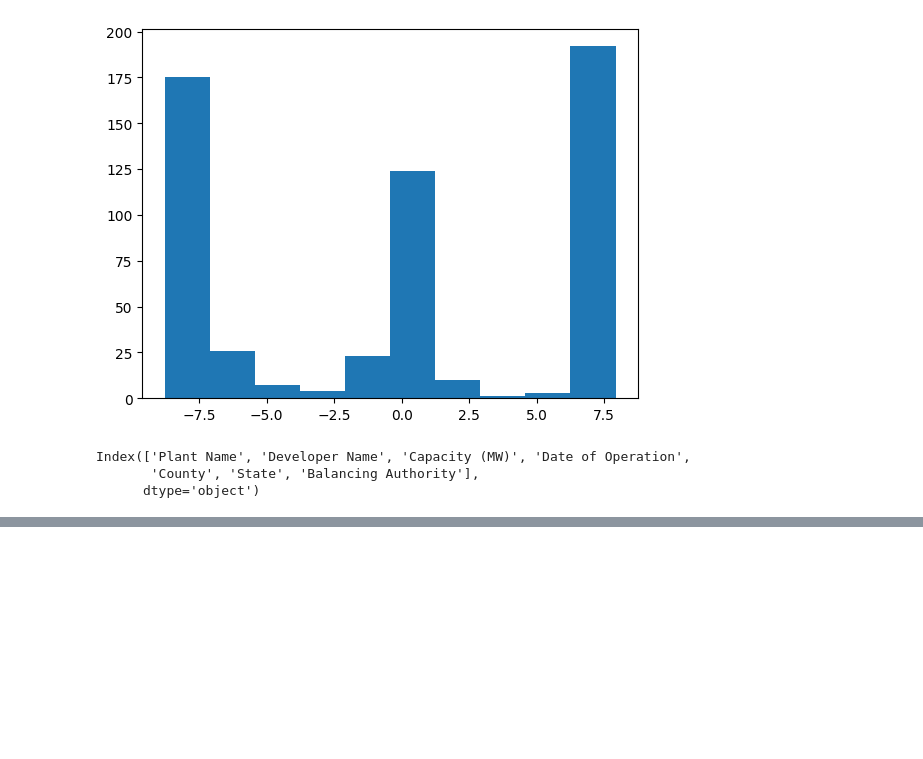
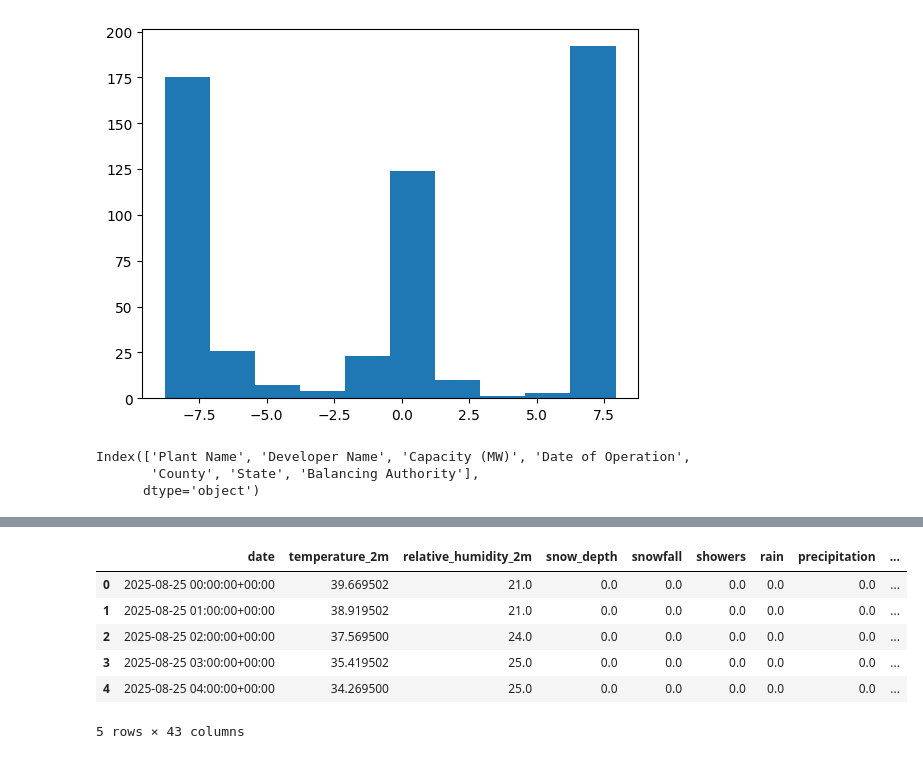
Before and after one commit to haran2001/AQI, a Jupyter notebook: battery_arbitrage/data_analysis.ipynb, the cells around one changed output, grey strips where cells are left out. Cells and saved outputs as stored; diff of their text form; code cells hidden in the pictures; blank space fills up the shorter version.

```diff
--- a/battery_arbitrage/data_analysis.ipynb
+++ b/battery_arbitrage/data_analysis.ipynb
@@ -66,3 +66,13 @@ df.shape
+# %%
+df.head()
+# %% [output]
+|  | date | temperature_2m | relative_humidity_2m | snow_depth | snowfall | showers | rain | precipitation | ... |
+| 0 | 2025-08-25 00:00:00+00:00 | 39.669502 | 21.0 | 0.0 | 0.0 | 0.0 | 0.0 | 0.0 | ... |
+| 1 | 2025-08-25 01:00:00+00:00 | 38.919502 | 21.0 | 0.0 | 0.0 | 0.0 | 0.0 | 0.0 | ... |
+| 2 | 2025-08-25 02:00:00+00:00 | 37.569500 | 24.0 | 0.0 | 0.0 | 0.0 | 0.0 | 0.0 | ... |
+| 3 | 2025-08-25 03:00:00+00:00 | 35.419502 | 25.0 | 0.0 | 0.0 | 0.0 | 0.0 | 0.0 | ... |
+| 4 | 2025-08-25 04:00:00+00:00 | 34.269500 | 25.0 | 0.0 | 0.0 | 0.0 | 0.0 | 0.0 | ... |
+5 rows × 43 columns
 # %%
 df.columns
 # %% [output]
```
Also changed, not shown: parts of 7 cells of this notebook, 11 other files.
